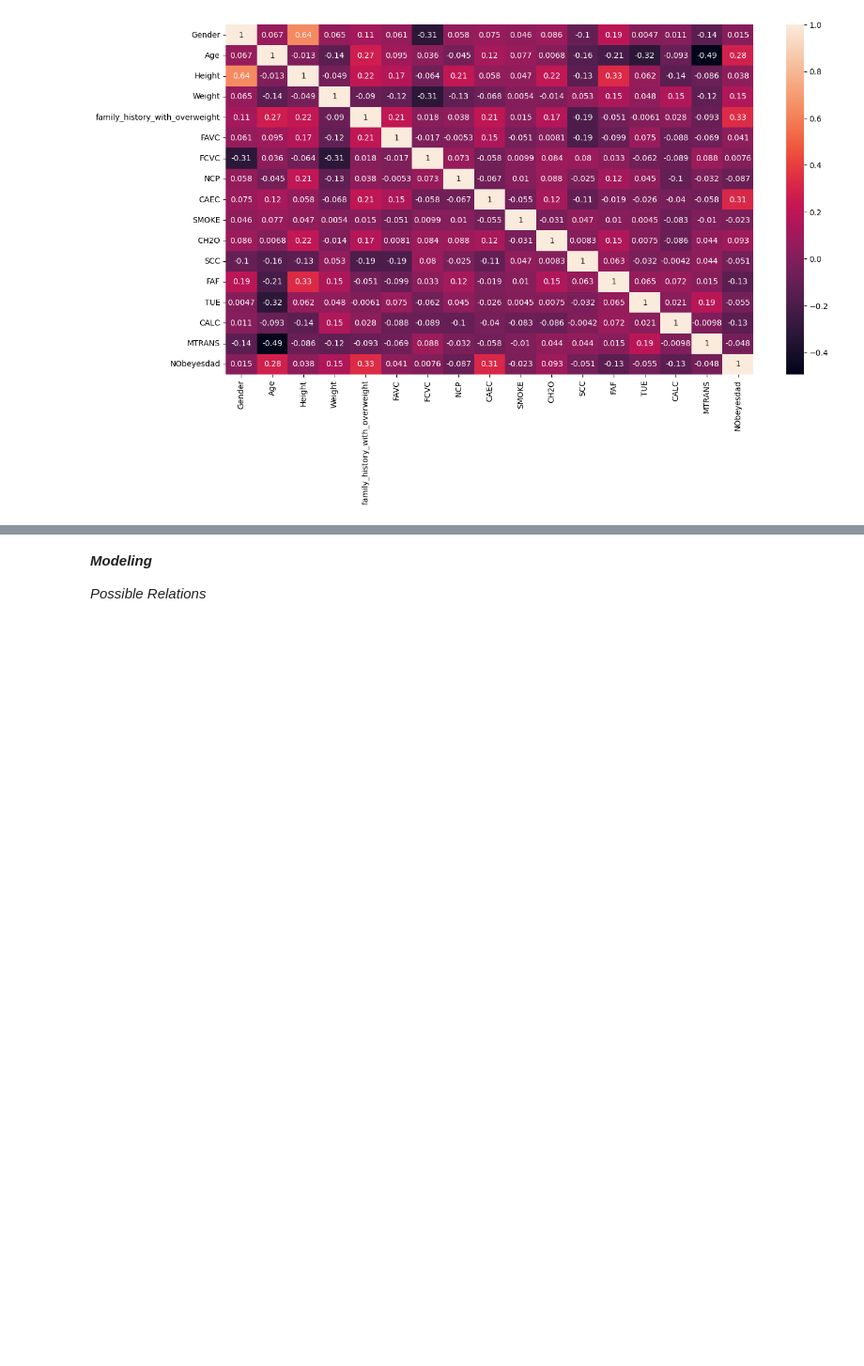
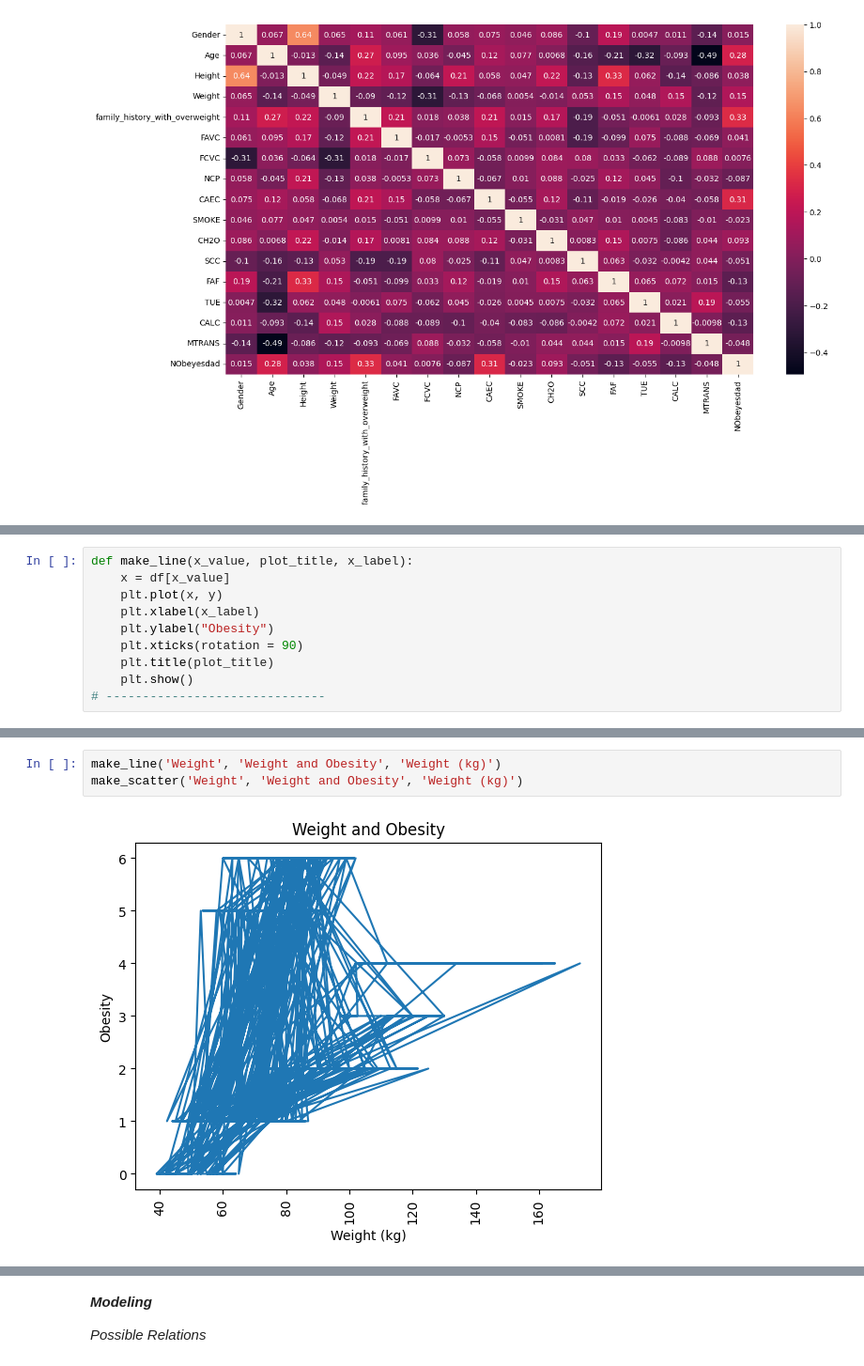
Before and after one commit to joliebao/TCS-Data-Science-Obesity, a Jupyter notebook: TCS_DataScience_Obesity.ipynb, the cells around one changed output, grey strips where cells are left out. Shown at 94% size. Drawn from its saved outputs; the diff is of its cells as text; blank space fills up the shorter version.

```diff
--- a/TCS_DataScience_Obesity.ipynb
+++ b/TCS_DataScience_Obesity.ipynb
@@ -283,0 +316,10 @@ plt.show()
+# %%
+def make_line(x_value, plot_title, x_label):
+    x = df[x_value]
+    plt.plot(x, y)
+    plt.xlabel(x_label)
+    plt.ylabel("Obesity")
+    plt.xticks(rotation = 90)
+    plt.title(plot_title)
+    plt.show()
+# ------------------------------
@@ -297,0 +341,5 @@ plt.show()
+# %%
+make_line('Weight', 'Weight and Obesity', 'Weight (kg)')
+make_scatter('Weight', 'Weight and Obesity', 'Weight (kg)')
+# %% [output]
+[figure, added]
```
Also changed, not shown: parts of 16 cells of this notebook.
